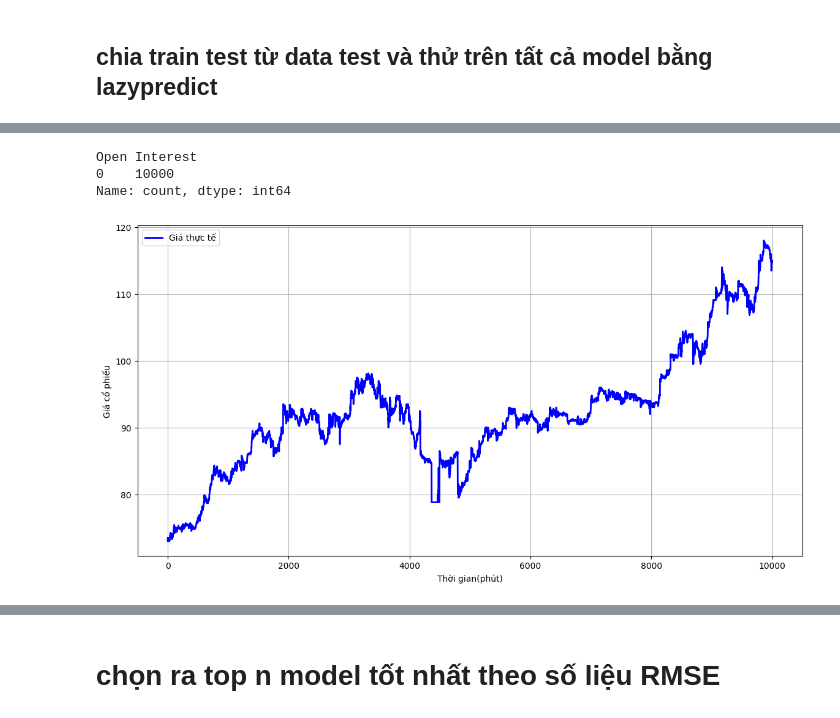
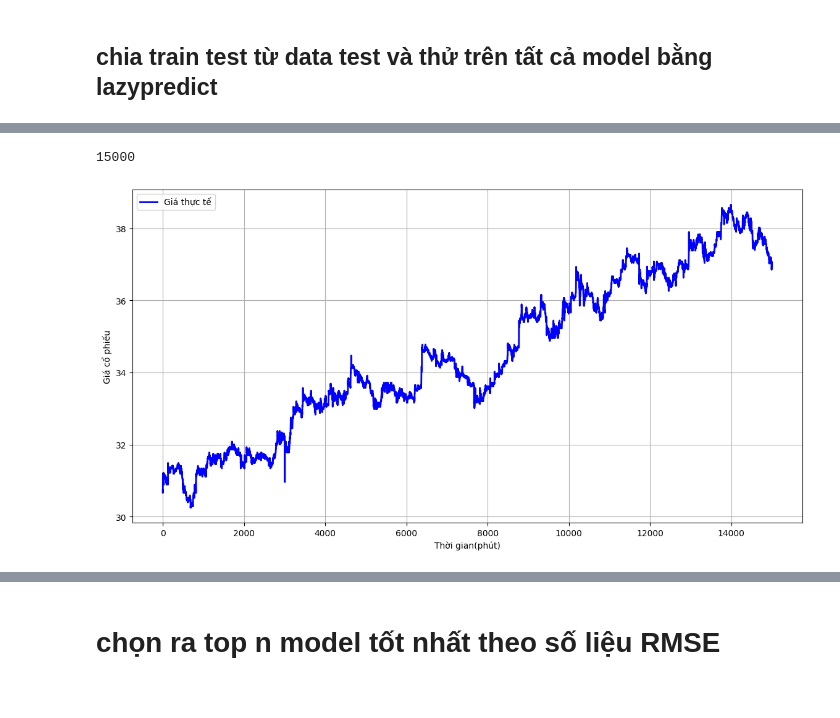
Before and after one commit to OtaTran241/Stock_Price_Prediction, a Jupyter notebook: stock_price_prediction.ipynb, the cells around one changed output, grey strips where cells are left out. Cells and saved outputs as stored; diff of their text form; code cells hidden in the pictures.

```diff
--- a/stock_price_prediction.ipynb
+++ b/stock_price_prediction.ipynb
@@ -56,0 +62,2 @@ df = df.dropna(subset=['Close4'])
+# %%
+df=df.drop(['Ticker', 'Date/Time'],axis=1)
@@ -57,3 +73,5 @@ df = df.dropna(subset=['Close4'])
+# %%
+df=df.drop(['Volume','Open Interest'],axis=1)
 # %%
 df.info()
 # %% [output]
@@ -78,0 +89,31 @@ memory usage: 13.4+ MB
+# %%
+def shift_columns(df, target_column, n_shifts):
+  """
+  Tạo các cột mới bằng cách dịch chuyển các cột đã cho.
+
+  Parameters:
+  df (pd.DataFrame): DataFrame chứa các cột gốc.
+  n_shifts (int): Số lượng bước dịch chuyển cho các cột mới.
+
+  Returns:
+  pd.DataFrame: DataFrame đã được mở rộng với các cột dịch chuyển.
+  """
+  df_shifted = df.copy()
+
+  columns = df_shifted.columns.tolist()
+  for column in columns:
+    if column == target_column:
+      for i in range(1, n_shifts + 2):
+          df_shifted[f'{column}{i}'] = df_shifted[column].shift(-i)
+    else:
+      for i in range(1, n_shifts + 1):
+          df_shifted[f'{column}{i}'] = df_shifted[column].shift(-i)
+
+  # Xoá các hàng có giá trị NaN trong cột dịch chuyển cuối cùng
+  df_shifted = df_shifted.dropna(subset=[f'{columns[0]}{n_shifts}'])
+
+  return df_shifted
+
+n_shifts = 4
+target_column = 'Close'
+df_ml = shift_columns(df, target_column, n_shifts)
@@ -80,4 +151,4 @@ memory usage: 13.4+ MB
 ## chia train test từ data test và thử trên tất cả model bằng lazypredict
 # %%
 # chỉ lấy 10k row để test do giới hạn Ram
-df_test = df.iloc[:10000]
+df_test = df_ml.iloc[:15000]
@@ -93,24 +155,22 @@ df_test.head(5)
-# %%
-df_test['Open Interest'].value_counts()
-# %% [output]
-Open Interest
-0    10000
-Name: count, dtype: int64
+# %%
+df_test['Close5'].count()
+# %% [output]
+15000
 # %%
 results = pd.DataFrame({
     'Date': df_test.index,
-    'Actual': df_test['Close']
+    'Actual': df_test['Close5']
 })
 
 results = results.sort_values(by='Date')
 
 plt.figure(figsize=(14, 7))
 plt.plot(results['Date'], results['Actual'], label='Giá thực tế', color='blue', linewidth=2)
 plt.xlabel('Thời gian(phút)')
 plt.ylabel('Giá cổ phiếu')
 plt.legend()
 plt.grid(True)
 plt.show()
 # %% [output]
-[figure, old version]
+[figure, new version]
 # %%
```
Also changed, not shown: parts of 43 cells of this notebook, 2 other files.
